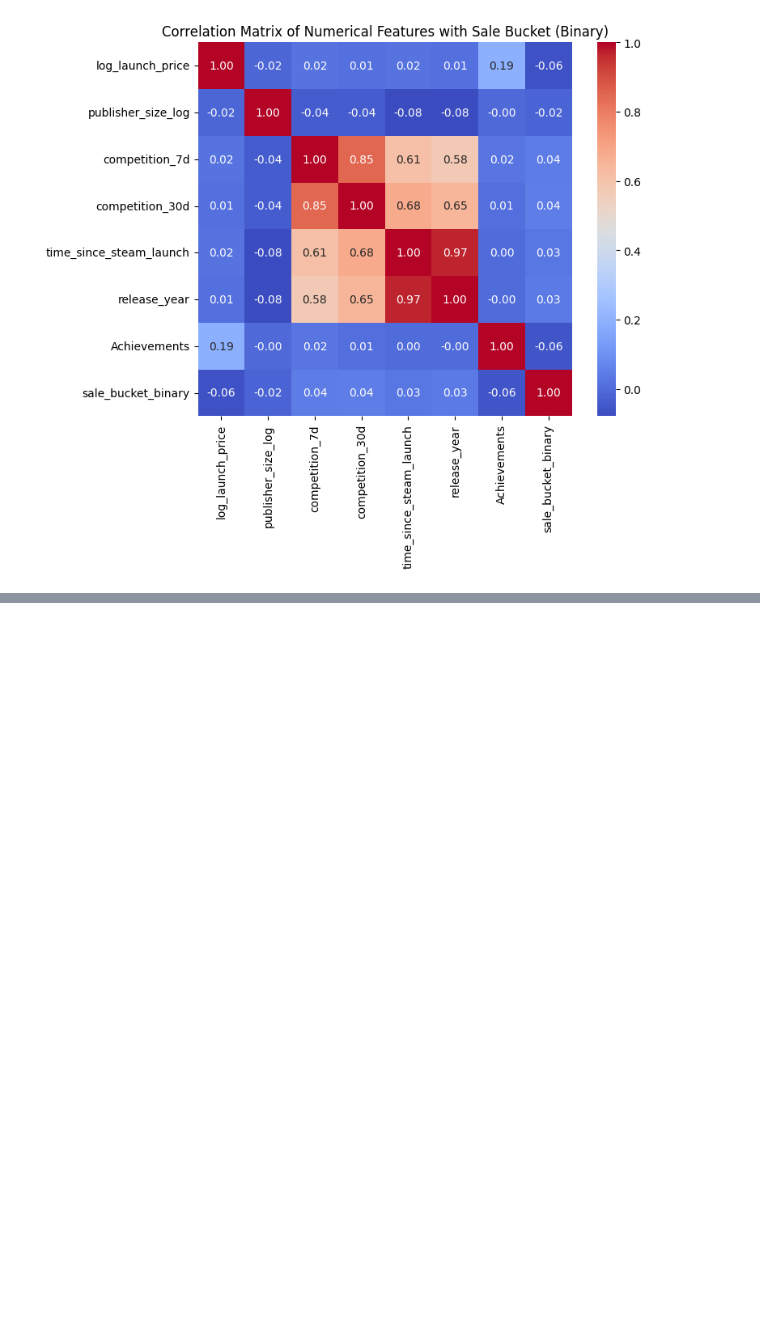
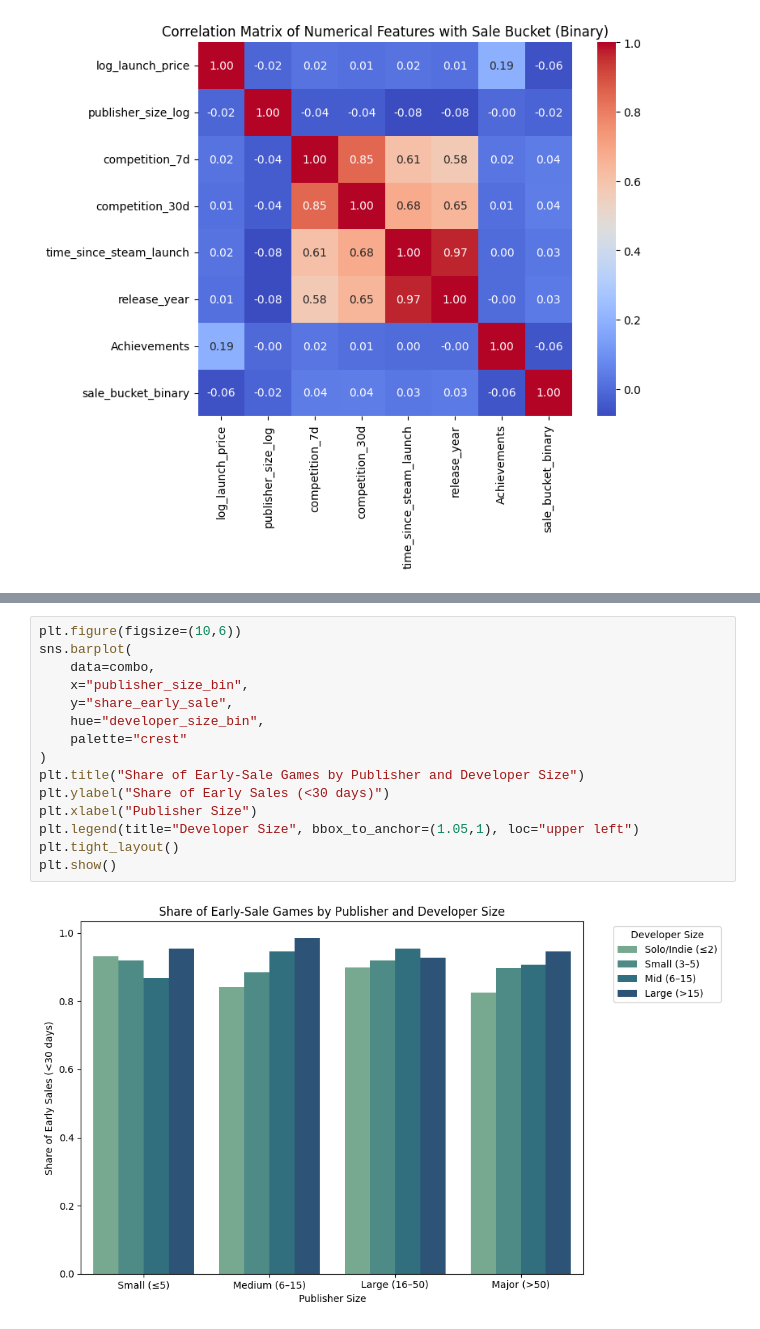
Before and after one commit to faraz1272/steam-discount-forecast, a Jupyter notebook: notebooks/model_building_experimentation.ipynb, the cells around one changed output, grey strips where cells are left out. Saved outputs shown, nothing was run; the diff lists cells and outputs as text; blank space fills up the shorter version.

```diff
--- a/notebooks/model_building_experimentation.ipynb
+++ b/notebooks/model_building_experimentation.ipynb
@@ -2270,0 +2514,17 @@ plt.show()
+# %%
+plt.figure(figsize=(10,6))
+sns.barplot(
+    data=combo,
+    x="publisher_size_bin",
+    y="share_early_sale",
+    hue="developer_size_bin",
+    palette="crest"
+)
+plt.title("Share of Early-Sale Games by Publisher and Developer Size")
+plt.ylabel("Share of Early Sales (<30 days)")
+plt.xlabel("Publisher Size")
+plt.legend(title="Developer Size", bbox_to_anchor=(1.05,1), loc="upper left")
+plt.tight_layout()
+plt.show()
+# %% [output]
+[figure, added]
```
Also changed, not shown: parts of 18 cells of this notebook.
